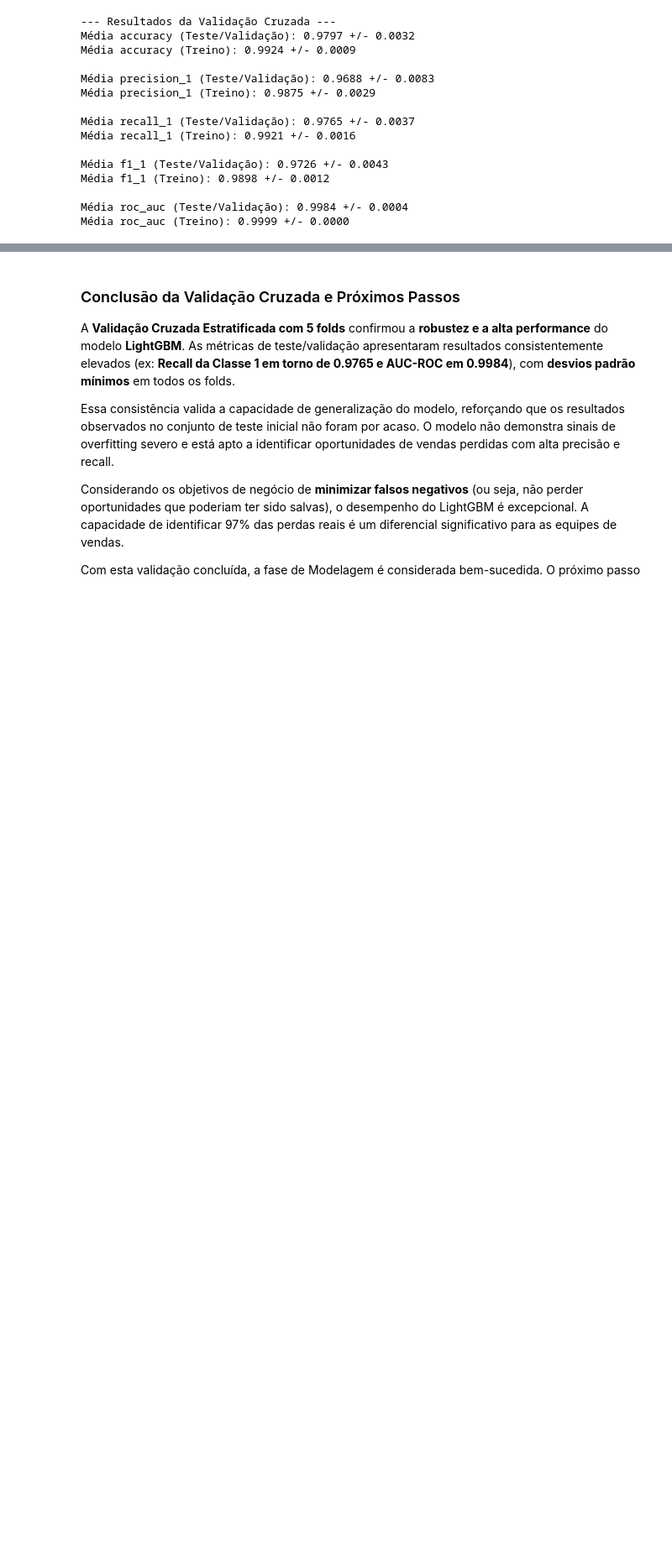
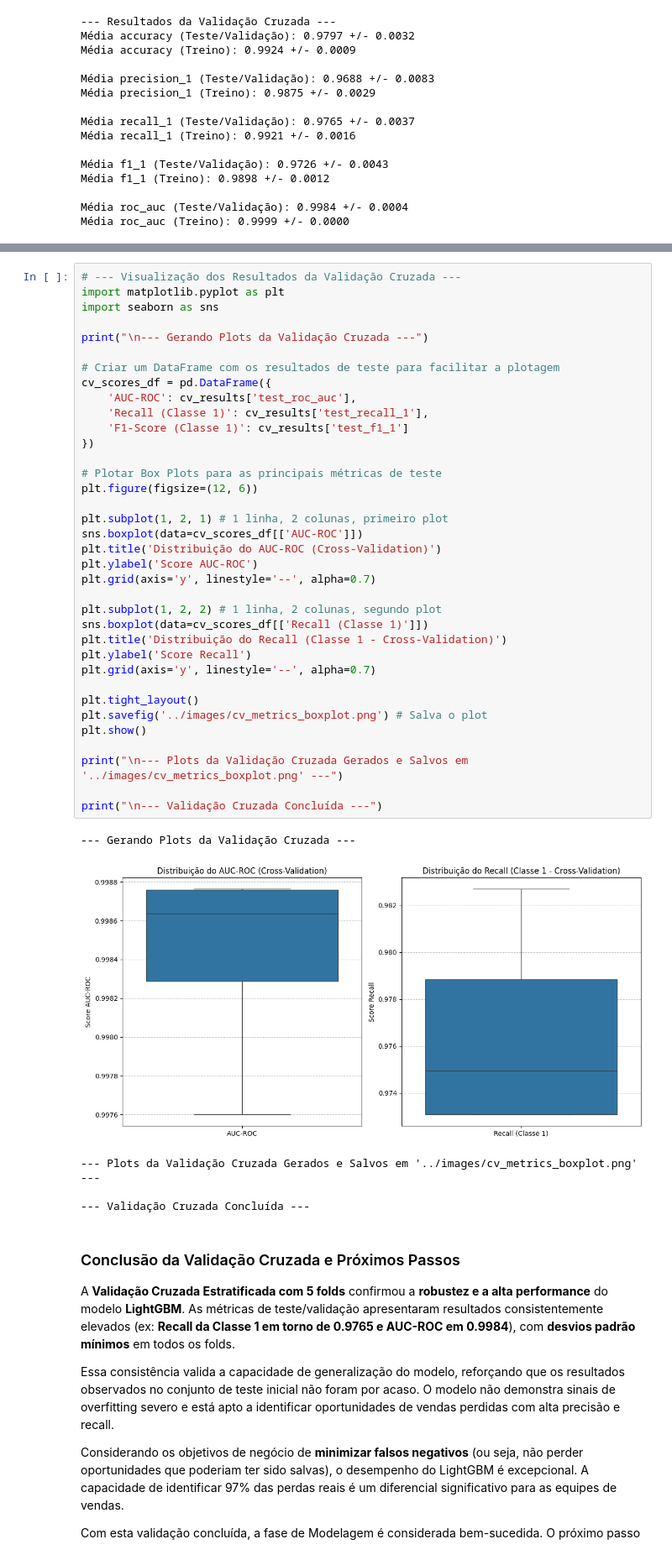
Before and after one commit to muriloWeber/crm_opportunity_loss_prediction, a Jupyter notebook: notebooks/03_model_training.ipynb, the cells around one changed output, grey strips where cells are left out. Shown at 84% size. Drawn from its saved outputs; the diff is of its cells as text; blank space fills up the shorter version.

```diff
--- a/notebooks/03_model_training.ipynb
+++ b/notebooks/03_model_training.ipynb
@@ -379,3 +374,45 @@ roc_auc (Treino): [0.99985426 0.99986922 0.99982502 0.99984391 0.99988218]
+# %%
+# --- Visualização dos Resultados da Validação Cruzada ---
+import matplotlib.pyplot as plt
+import seaborn as sns
+
+print("\n--- Gerando Plots da Validação Cruzada ---")
+
+# Criar um DataFrame com os resultados de teste para facilitar a plotagem
+cv_scores_df = pd.DataFrame({
+    'AUC-ROC': cv_results['test_roc_auc'],
+    'Recall (Classe 1)': cv_results['test_recall_1'],
+    'F1-Score (Classe 1)': cv_results['test_f1_1']
+})
+
+# Plotar Box Plots para as principais métricas de teste
+plt.figure(figsize=(12, 6))
+
+plt.subplot(1, 2, 1) # 1 linha, 2 colunas, primeiro plot
+sns.boxplot(data=cv_scores_df[['AUC-ROC']])
+plt.title('Distribuição do AUC-ROC (Cross-Validation)')
+plt.ylabel('Score AUC-ROC')
+plt.grid(axis='y', linestyle='--', alpha=0.7)
+
+plt.subplot(1, 2, 2) # 1 linha, 2 colunas, segundo plot
+sns.boxplot(data=cv_scores_df[['Recall (Classe 1)']])
+plt.title('Distribuição do Recall (Classe 1 - Cross-Validation)')
+plt.ylabel('Score Recall')
+plt.grid(axis='y', linestyle='--', alpha=0.7)
+
+plt.tight_layout()
+plt.savefig('../images/cv_metrics_boxplot.png') # Salva o plot
+plt.show()
+
+print("\n--- Plots da Validação Cruzada Gerados e Salvos em '../images/cv_metrics_boxplot.png' ---")
+
+print("\n--- Validação Cruzada Concluída ---")
+# %% [output]
+--- Gerando Plots da Validação Cruzada ---
+[figure, added]
+--- Plots da Validação Cruzada Gerados e Salvos em '../images/cv_metrics_boxplot.png' ---
+
+--- Validação Cruzada Concluída ---
 # %% [markdown]
 ### Conclusão da Validação Cruzada e Próximos Passos
 
```
Also changed, not shown: parts of 1 cell of this notebook, 2 other files.
